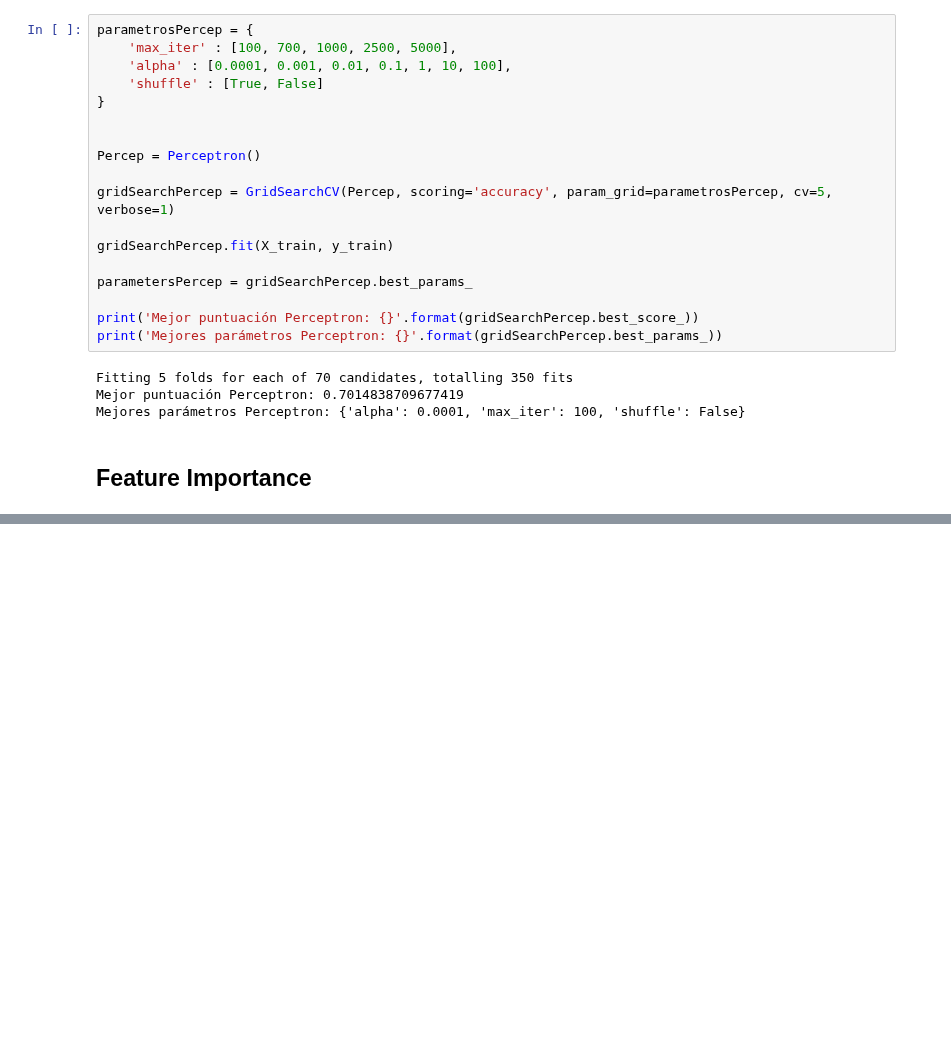
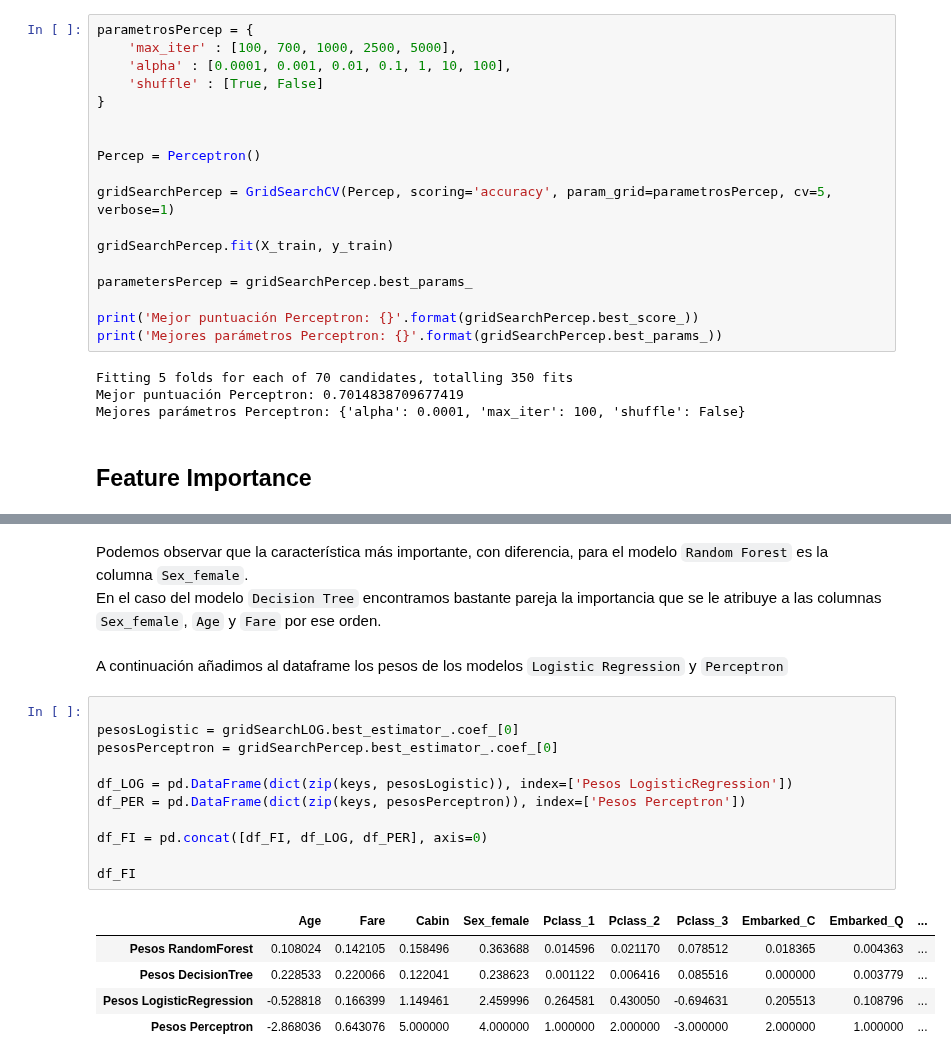
Before and after one commit to pimentel124/ia_2022, a Jupyter notebook: practica2/main.ipynb, the cells around one changed output, grey strips where cells are left out. Drawn from its saved outputs; the diff is of its cells as text; blank space fills up the shorter version.

```diff
--- a/practica2/main.ipynb
+++ b/practica2/main.ipynb
@@ -332,0 +378,22 @@ Mejores parámetros Perceptron: {'alpha': 0.0001, 'max_iter': 100, 'shuffle': Fa
+# %% [markdown]
+Podemos observar que la característica más importante, con diferencia, para el modelo ``Random Forest`` es la columna ``Sex_female``.
+  En el caso del modelo ``Decision Tree`` encontramos bastante pareja la importancia que se le atribuye a las columnas ``Sex_female``,  ``Age`` y ``Fare`` por ese orden.
+# %% [markdown]
+A continuación añadimos al dataframe los pesos de los modelos ``Logistic Regression`` y ``Perceptron``
+# %%
+
+pesosLogistic = gridSearchLOG.best_estimator_.coef_[0]
+pesosPerceptron = gridSearchPercep.best_estimator_.coef_[0]
+
+df_LOG = pd.DataFrame(dict(zip(keys, pesosLogistic)), index=['Pesos LogisticRegression'])
+df_PER = pd.DataFrame(dict(zip(keys, pesosPerceptron)), index=['Pesos Perceptron'])
+
+df_FI = pd.concat([df_FI, df_LOG, df_PER], axis=0)
+
+df_FI
+# %% [output]
+|  | Age | Fare | Cabin | Sex_female | Pclass_1 | Pclass_2 | Pclass_3 | Embarked_C | Embarked_Q | ... |
+| Pesos RandomForest | 0.108024 | 0.142105 | 0.158496 | 0.363688 | 0.014596 | 0.021170 | 0.078512 | 0.018365 | 0.004363 | ... |
+| Pesos DecisionTree | 0.228533 | 0.220066 | 0.122041 | 0.238623 | 0.001122 | 0.006416 | 0.085516 | 0.000000 | 0.003779 | ... |
+| Pesos LogisticRegression | -0.528818 | 0.166399 | 1.149461 | 2.459996 | 0.264581 | 0.430050 | -0.694631 | 0.205513 | 0.108796 | ... |
+| Pesos Perceptron | -2.868036 | 0.643076 | 5.000000 | 4.000000 | 1.000000 | 2.000000 | -3.000000 | 2.000000 | 1.000000 | ... |
```
Also changed, not shown: parts of 20 cells of this notebook.
